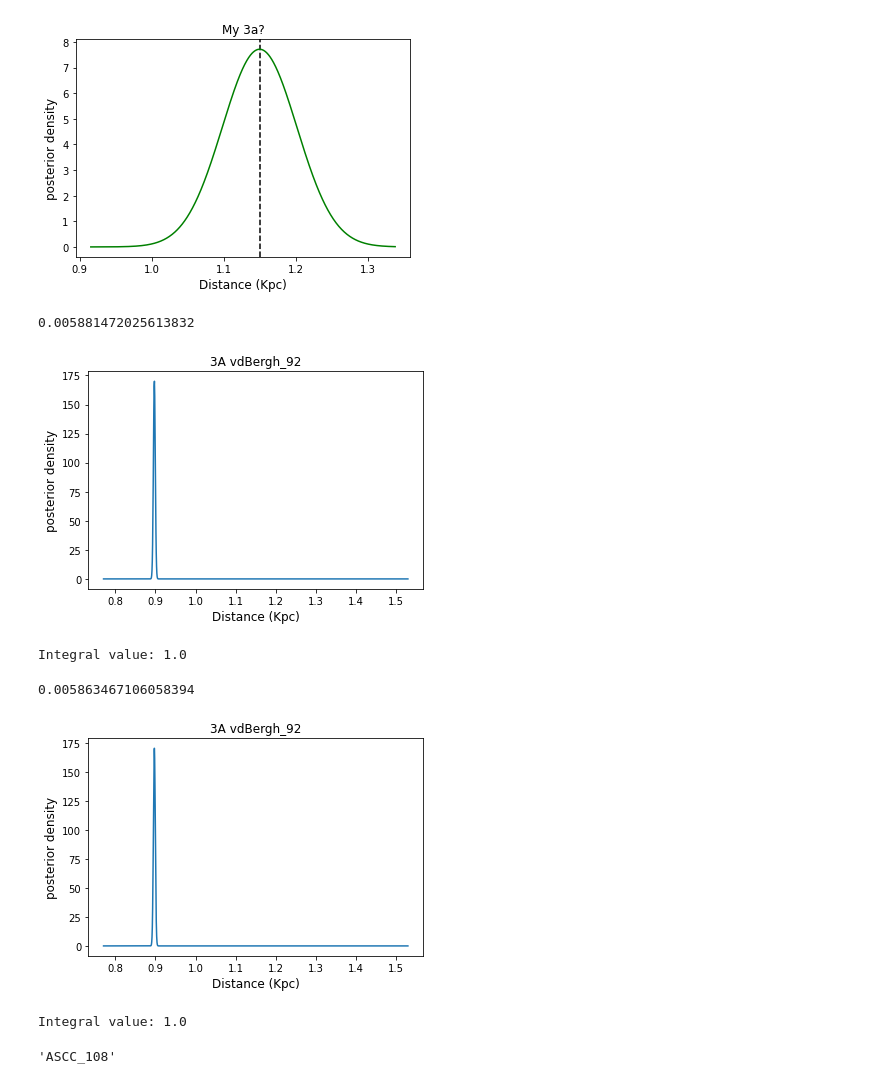
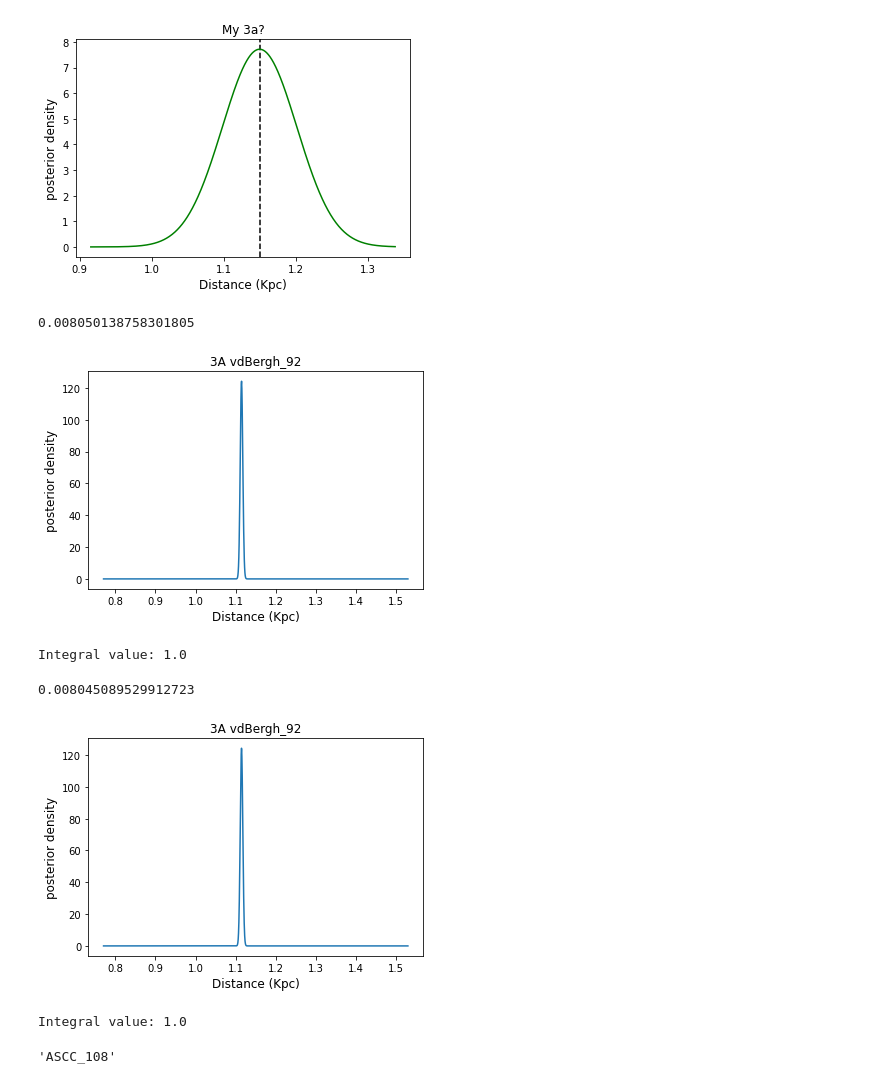
Before and after one commit to afinemax/stat_meth, a Jupyter notebook: assignments/a2/a2_max_fine.ipynb, the cells around one changed output. Saved outputs shown, nothing was run; the diff lists cells and outputs as text; code cells hidden in the pictures.

```diff
--- a/assignments/a2/a2_max_fine.ipynb
+++ b/assignments/a2/a2_max_fine.ipynb
@@ -435,41 +435,41 @@ dist_arr = np.linspace(0.8 / np.max(n_events), 1.2 / np.min(n_events), 1000)
 
 # Set parameters for log-normal distribution
 mu_ln = np.log(dist_arr) #np.log(n_events)
-sigma_ln = np.std(np.log(my_stars_plx))
+sigma_ln = stars[stars['Name'] == 'vdBergh_92']['e_Plx'].values
 
 # Calculate log-likelihood for log-normal distribution
-loglikel_ln = np.sum(sps.lognorm.pdf(n_events.reshape(len(n_events),1), s=sigma_ln, scale=np.exp(mu_ln)), axis=0)
+loglikel_ln = np.sum(sps.norm.logpdf(n_events.reshape(len(n_events),1), scale=sigma_ln.reshape(len(n_events),1), loc=1/dist_arr, ), axis=0)
 
 # We can shift the function maximum to zero in log units, i.e. unity in linear units.
 # The shift is arbitrary; we just need to make the numbers manageable for the computer.
 likel_ln = np.exp(loglikel_ln - np.amax(loglikel_ln))
 
 likel_ln_int = spint.simpson(likel_ln, dist_arr, axis=0)
 
 print(likel_ln_int)
 
 # Now we normalize and we have our posterior pdf for lambda!
 posterior_pdf_ln = likel_ln / likel_ln_int
 
 # And plot it...
 plt.figure()
 plt.plot(dist_arr, posterior_pdf_ln )
 plt.xlabel(r'Distance (Kpc)', fontsize=12)
 plt.ylabel(r'posterior density', fontsize=12)
 plt.title('3A vdBergh_92')
 plt.savefig('3a_wip',bbox_inches='tight')
 plt.show()
 
 # Assuming posterior_pdf_ln is the logarithm of the PDF
 pdf = posterior_pdf_ln
 
 # Calculate the integral using the trapezoidal rule
 integral_value = simps(pdf, dist_arr)
 
 print("Integral value:", integral_value)
 # %% [output]
-0.005881472025613832
+0.008050138758301805
-[figure, old version]
+[figure, new version]
 Integral value: 1.0
 # %%
 # 3B
@@ -494,12 +494,14 @@ dist_arr = np.linspace(0.8 / np.max(n_events), 1.2 / np.min(n_events), 10000)
 
 # Set parameters for log-normal distribution
 mu_ln = np.log(dist_arr) #np.log(n_events)
-sigma_ln = np.std(np.log(my_stars_plx))
+sigma_ln = stars[stars['Name'] == 'vdBergh_92']['e_Plx'].values
 
 prior = (1/mean_plx)**2 * np.exp(mean_plx)
 
 # Calculate log-likelihood for log-normal distribution
-loglikel_ln = np.sum(sps.lognorm.pdf(n_events.reshape(len(n_events),1), s=sigma_ln, scale=np.exp(mu_ln)), axis=0) + np.log(prior)
+loglikel_ln = np.sum(sps.norm.logpdf(n_events.reshape(len(n_events),1), scale=sigma_ln.reshape(len(n_events),1), loc=1/dist_arr, ), axis=0)+ np.log(prior)
+
+
 
 # We can shift the function maximum to zero in log units, i.e. unity in linear units.
 # The shift is arbitrary; we just need to make the numbers manageable for the computer.
@@ -529,8 +531,8 @@ integral_value = simps(pdf, dist_arr)
 
 print("Integral value:", integral_value)
 # %% [output]
-0.005863467106058394
+0.008045089529912723
-[figure, old version]
+[figure, new version]
 Integral value: 1.0
 # %%
 stars['Name'][1000]
```
